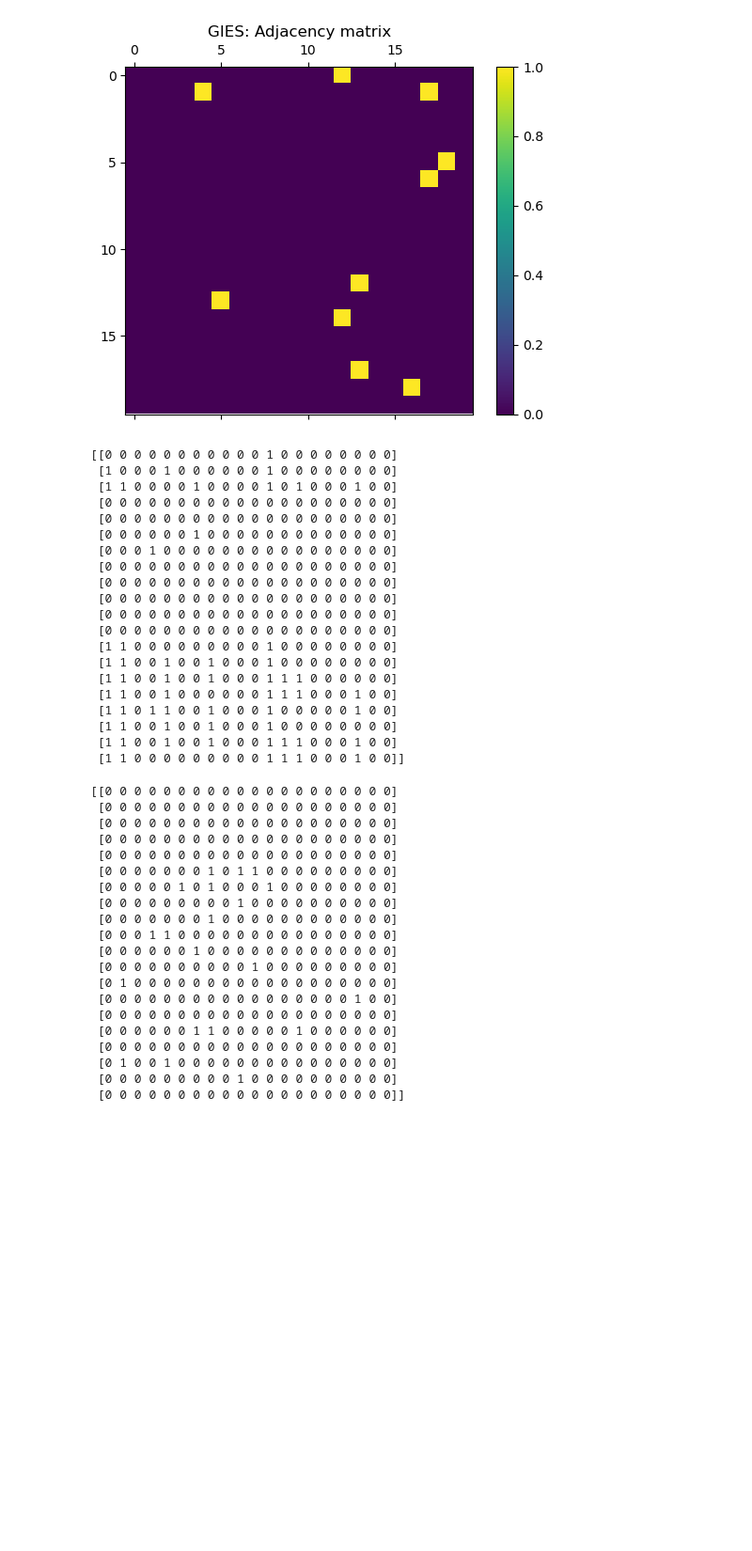
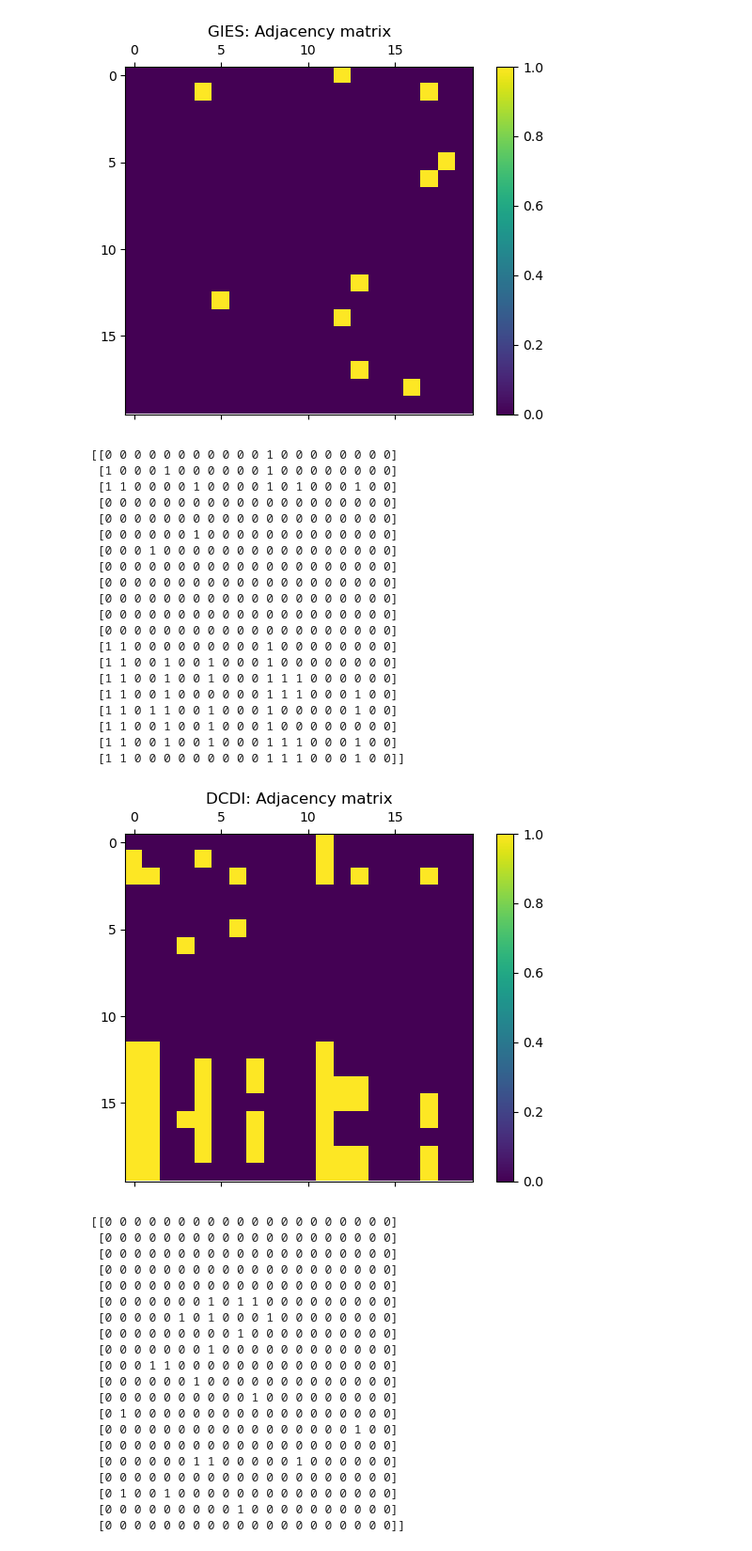
Before and after one commit to jan-spr/scp_infer, a Jupyter notebook: eval_testing.ipynb, the cells around one changed output. Shown at 94% size. Cells and saved outputs as stored; diff of their text form; code cells hidden in the pictures; blank space fills up the shorter version.

```diff
--- a/eval_testing.ipynb
+++ b/eval_testing.ipynb
@@ -69,27 +69,29 @@ Total Samples:  3638.0
 # %%
 dcdi_matrix = np.array([[0, 0, 0, 0, 0, 0, 0, 0, 0, 0, 0, 1, 0, 0, 0, 0, 0, 0, 0, 0,], [1, 0, 0, 0, 1, 0, 0, 0, 0, 0, 0, 1, 0, 0, 0, 0, 0, 0, 0, 0,], [1, 1, 0, 0, 0, 0, 1, 0, 0, 0, 0, 1, 0, 1, 0, 0, 0, 1, 0, 0,], [0, 0, 0, 0, 0, 0, 0, 0, 0, 0, 0, 0, 0, 0, 0, 0, 0, 0, 0, 0,], [0, 0, 0, 0, 0, 0, 0, 0, 0, 0, 0, 0, 0, 0, 0, 0, 0, 0, 0, 0,], [0, 0, 0, 0, 0, 0, 1, 0, 0, 0, 0, 0, 0, 0, 0, 0, 0, 0, 0, 0,], [0, 0, 0, 1, 0, 0, 0, 0, 0, 0, 0, 0, 0, 0, 0, 0, 0, 0, 0, 0,], [0, 0, 0, 0, 0, 0, 0, 0, 0, 0, 0, 0, 0, 0, 0, 0, 0, 0, 0, 0,], [0, 0, 0, 0, 0, 0, 0, 0, 0, 0, 0, 0, 0, 0, 0, 0, 0, 0, 0, 0,], [0, 0, 0, 0, 0, 0, 0, 0, 0, 0, 0, 0, 0, 0, 0, 0, 0, 0, 0, 0,], [0, 0, 0, 0, 0, 0, 0, 0, 0, 0, 0, 0, 0, 0, 0, 0, 0, 0, 0, 0,], [0, 0, 0, 0, 0, 0, 0, 0, 0, 0, 0, 0, 0, 0, 0, 0, 0, 0, 0, 0,], [1, 1, 0, 0, 0, 0, 0, 0, 0, 0, 0, 1, 0, 0, 0, 0, 0, 0, 0, 0,], [1, 1, 0, 0, 1, 0, 0, 1, 0, 0, 0, 1, 0, 0, 0, 0, 0, 0, 0, 0,], [1, 1, 0, 0, 1, 0, 0, 1, 0, 0, 0, 1, 1, 1, 0, 0, 0, 0, 0, 0,], [1, 1, 0, 0, 1, 0, 0, 0, 0, 0, 0, 1, 1, 1, 0, 0, 0, 1, 0, 0,], [1, 1, 0, 1, 1, 0, 0, 1, 0, 0, 0, 1, 0, 0, 0, 0, 0, 1, 0, 0,], [1, 1, 0, 0, 1, 0, 0, 1, 0, 0, 0, 1, 0, 0, 0, 0, 0, 0, 0, 0,], [1, 1, 0, 0, 1, 0, 0, 1, 0, 0, 0, 1, 1, 1, 0, 0, 0, 1, 0, 0,], [1, 1, 0, 0, 0, 0, 0, 0, 0, 0, 0, 1, 1, 1, 0, 0, 0, 1, 0, 0,]])
 print(dcdi_matrix)
+scpi.eval.plot_adjacency_matrix(dcdi_matrix, title="DCDI")
 # %% [output]
 [[0 0 0 0 0 0 0 0 0 0 0 1 0 0 0 0 0 0 0 0]
  [1 0 0 0 1 0 0 0 0 0 0 1 0 0 0 0 0 0 0 0]
  [1 1 0 0 0 0 1 0 0 0 0 1 0 1 0 0 0 1 0 0]
  [0 0 0 0 0 0 0 0 0 0 0 0 0 0 0 0 0 0 0 0]
  [0 0 0 0 0 0 0 0 0 0 0 0 0 0 0 0 0 0 0 0]
  [0 0 0 0 0 0 1 0 0 0 0 0 0 0 0 0 0 0 0 0]
  [0 0 0 1 0 0 0 0 0 0 0 0 0 0 0 0 0 0 0 0]
  [0 0 0 0 0 0 0 0 0 0 0 0 0 0 0 0 0 0 0 0]
  [0 0 0 0 0 0 0 0 0 0 0 0 0 0 0 0 0 0 0 0]
  [0 0 0 0 0 0 0 0 0 0 0 0 0 0 0 0 0 0 0 0]
  [0 0 0 0 0 0 0 0 0 0 0 0 0 0 0 0 0 0 0 0]
  [0 0 0 0 0 0 0 0 0 0 0 0 0 0 0 0 0 0 0 0]
  [1 1 0 0 0 0 0 0 0 0 0 1 0 0 0 0 0 0 0 0]
  [1 1 0 0 1 0 0 1 0 0 0 1 0 0 0 0 0 0 0 0]
  [1 1 0 0 1 0 0 1 0 0 0 1 1 1 0 0 0 0 0 0]
  [1 1 0 0 1 0 0 0 0 0 0 1 1 1 0 0 0 1 0 0]
  [1 1 0 1 1 0 0 1 0 0 0 1 0 0 0 0 0 1 0 0]
  [1 1 0 0 1 0 0 1 0 0 0 1 0 0 0 0 0 0 0 0]
  [1 1 0 0 1 0 0 1 0 0 0 1 1 1 0 0 0 1 0 0]
  [1 1 0 0 0 0 0 0 0 0 0 1 1 1 0 0 0 1 0 0]]
+[figure, added]
 # %%
 grnb_matrix = np.load('../data/adjacencies/GRNBoost_20genes_matrix.npy')
 grnb_discrete_matrix = grnb_matrix > 3
```
Also changed, not shown: 6 other files.
